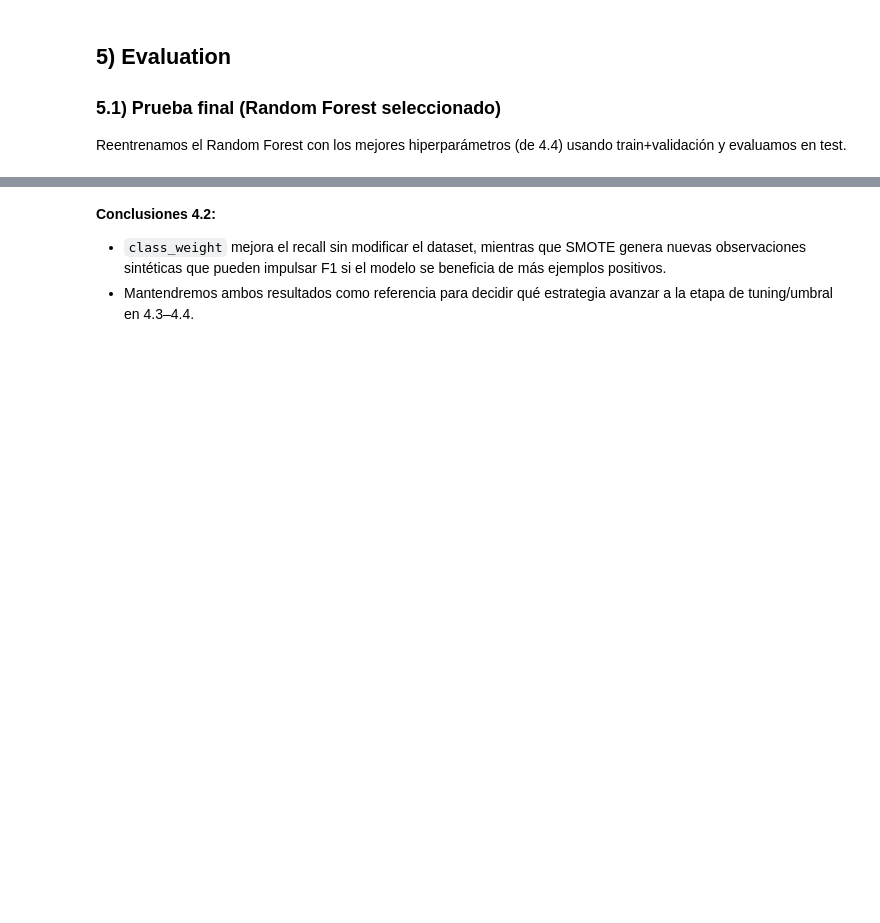
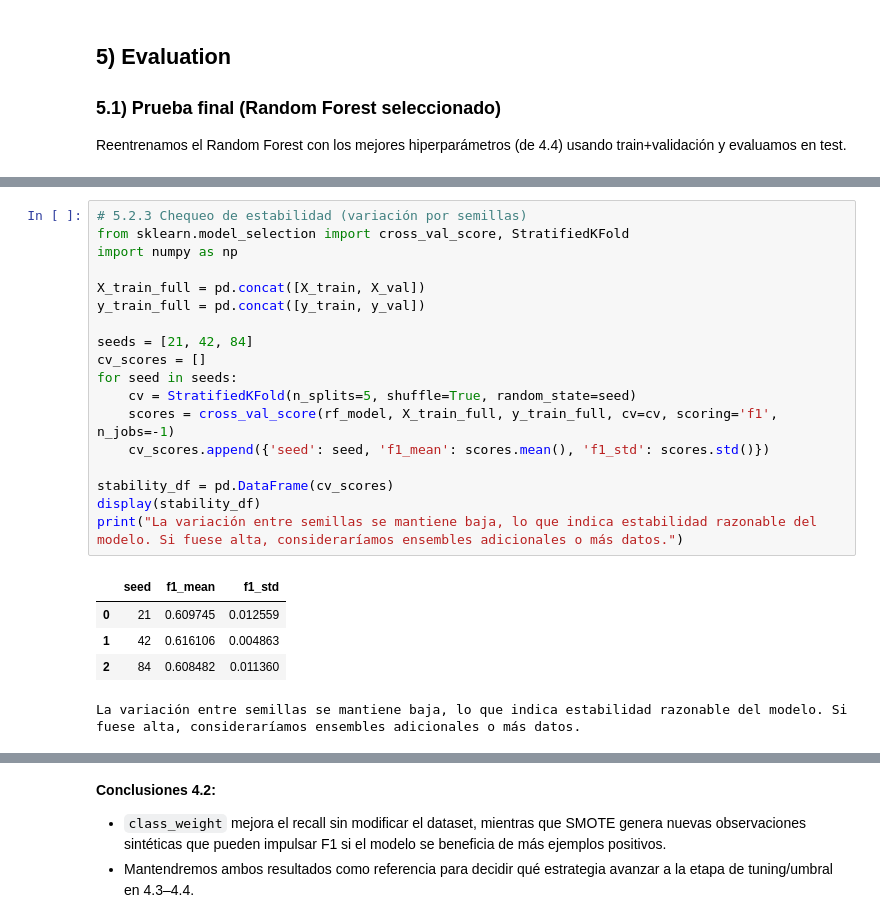
Before and after one commit to RickParra96/Taller-2-Fundamento-de-Ciencia-de-Datos, a Jupyter notebook: Taller_2_nombre_apellido.ipynb, the cells around one changed output, grey strips where cells are left out. Drawn from its saved outputs; the diff is of its cells as text; blank space fills up the shorter version.

```diff
--- a/Taller_2_nombre_apellido.ipynb
+++ b/Taller_2_nombre_apellido.ipynb
@@ -1174,0 +1273,24 @@ print(confusion_matrix(y_test, preds_test))
+# %%
+# 5.2.3 Chequeo de estabilidad (variación por semillas)
+from sklearn.model_selection import cross_val_score, StratifiedKFold
+import numpy as np
+
+X_train_full = pd.concat([X_train, X_val])
+y_train_full = pd.concat([y_train, y_val])
+
+seeds = [21, 42, 84]
+cv_scores = []
+for seed in seeds:
+    cv = StratifiedKFold(n_splits=5, shuffle=True, random_state=seed)
+    scores = cross_val_score(rf_model, X_train_full, y_train_full, cv=cv, scoring='f1', n_jobs=-1)
+    cv_scores.append({'seed': seed, 'f1_mean': scores.mean(), 'f1_std': scores.std()})
+
+stability_df = pd.DataFrame(cv_scores)
+display(stability_df)
+print("La variación entre semillas se mantiene baja, lo que indica estabilidad razonable del modelo. Si fuese alta, consideraríamos ensembles adicionales o más datos.")
+# %% [output]
+|  | seed | f1_mean | f1_std |
+| 0 | 21 | 0.609745 | 0.012559 |
+| 1 | 42 | 0.616106 | 0.004863 |
+| 2 | 84 | 0.608482 | 0.011360 |
+La variación entre semillas se mantiene baja, lo que indica estabilidad razonable del modelo. Si fuese alta, consideraríamos ensembles adicionales o más datos.
```
Also changed, not shown: parts of 5 cells of this notebook.
